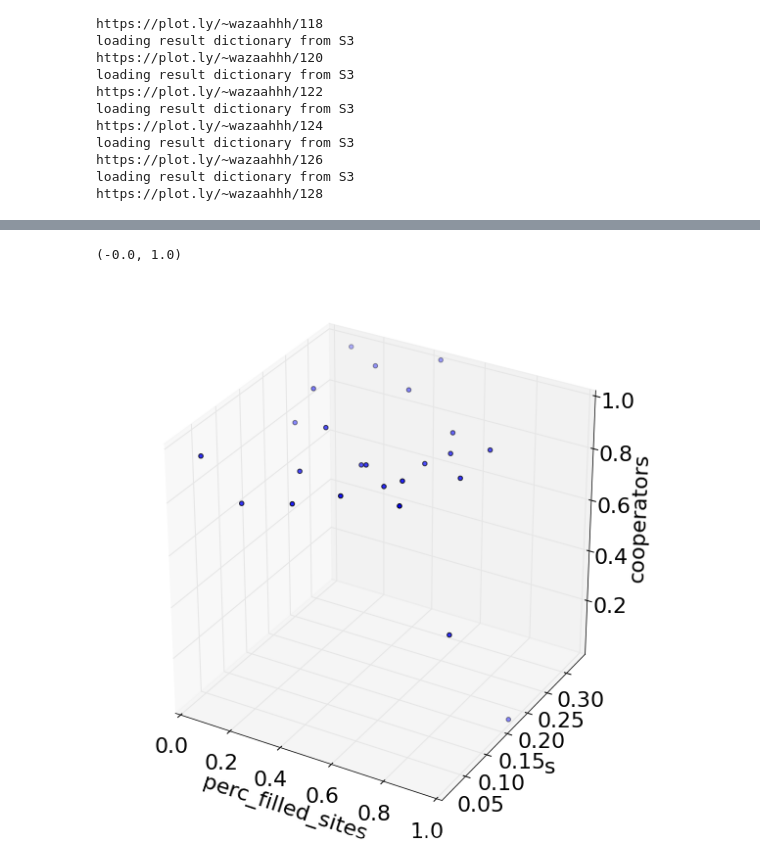
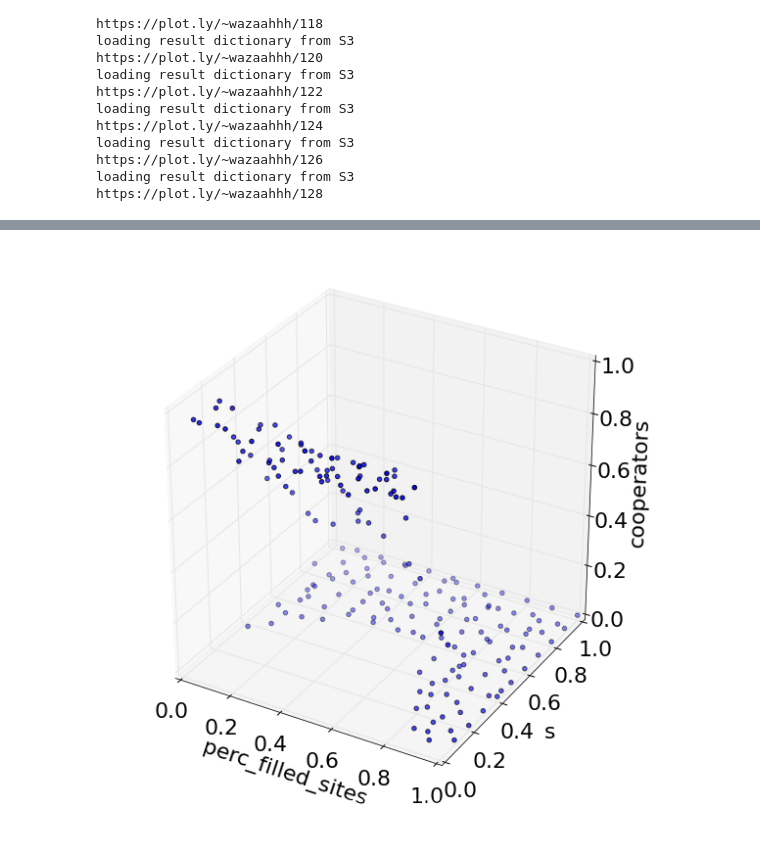
Before and after one commit to wazaahhh/property_game, a Jupyter notebook: PropertyGame.ipynb, the cells around one changed output, grey strips where cells are left out. Cells and saved outputs as stored; diff of their text form; code cells hidden in the pictures.

```diff
--- a/PropertyGame.ipynb
+++ b/PropertyGame.ipynb
@@ -487,7 +367,7 @@ https://plot.ly/~wazaahhh/126
 loading result dictionary from S3
 https://plot.ly/~wazaahhh/128
 # %%
-parDic = {'iterations' : 200,'grid_size' : 49,'r':0.00,'q':0.00,'m':1.0,'M':18}
+parDic = {'iterations' : 200,'grid_size' : 49,'r':0.00,'q':0.00,'m':1.0,'M':9}
 resultDic = loadResults(parDic)
 dic = resultArray(resultDic,['perc_filled_sites','s','cooperators'])
 #print len(dic['s'])
@@ -523,5 +387,4 @@ dictionary not found on S3; processing data; please wait
-(-0.0, 1.0)
-[figure, old version]
+[figure, new version]
 # %%
 from mpl_toolkits.mplot3d import Axes3D
 from matplotlib import cm
```
Also changed, not shown: parts of 27 cells of this notebook, 3 other files.
